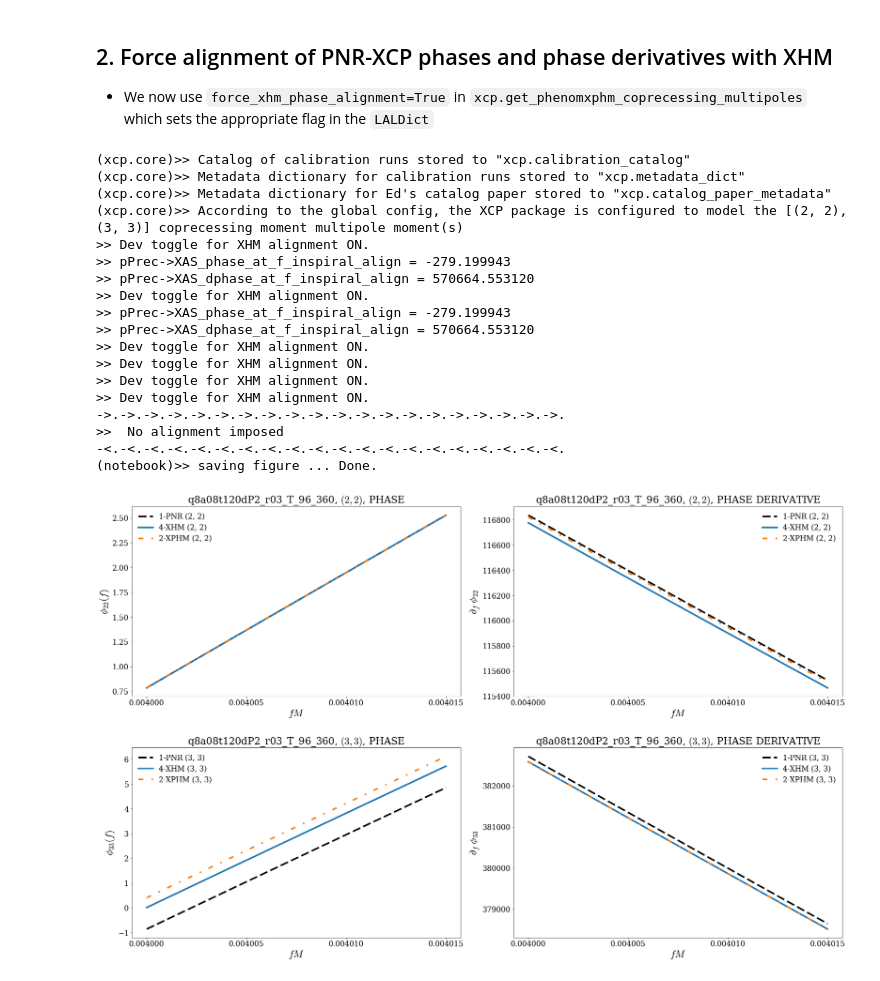
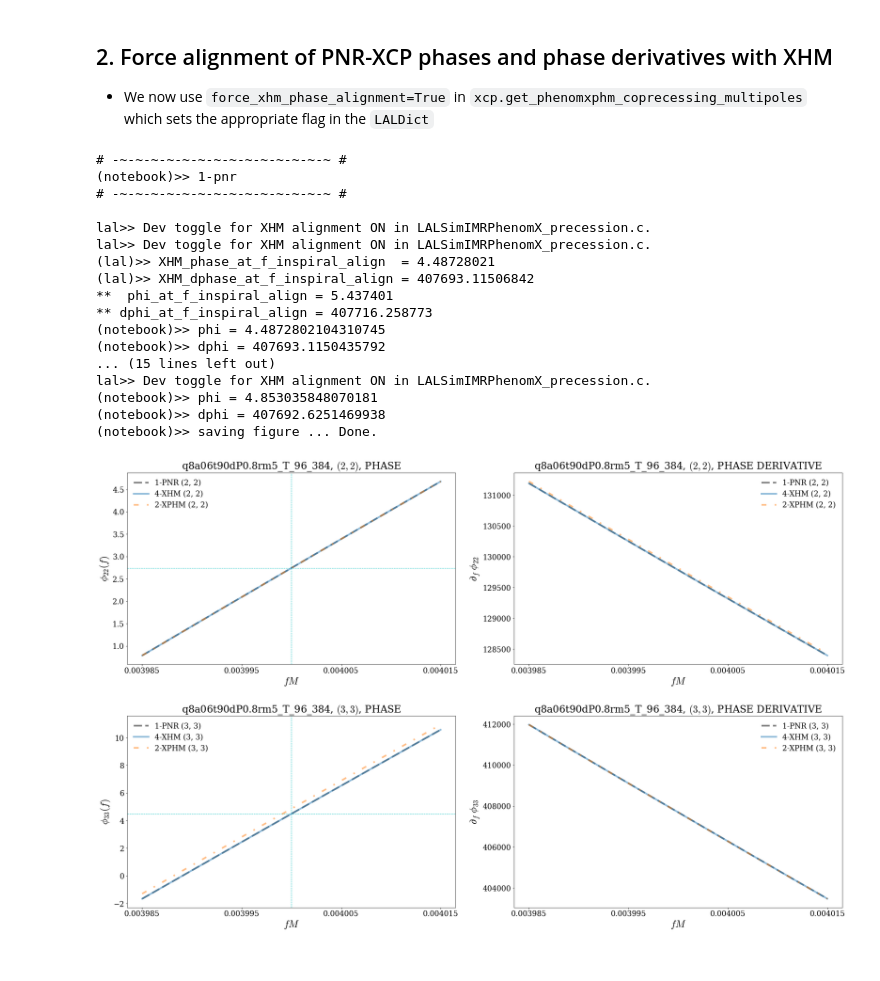
Before and after one commit to llondon6/PhenomXCP, a Jupyter notebook: issues/9_force_phase_alignment.ipynb, the cells around one changed output. Drawn from its saved outputs; the diff is of its cells as text; code cells hidden in the pictures.

```diff
--- a/issues/9_force_phase_alignment.ipynb
+++ b/issues/9_force_phase_alignment.ipynb
@@ -41,9 +41,12 @@ calibration_data_dict = pickle.load( open( data_path, "rb" ) )
 ## Select NR calibration case to use as reference
 # %%
 #
-bam_id = 'q8a08t120'
+# bam_id = 'q8a06t120'
+# bam_id = 'q4a08t150'
+# bam_id = 'q8a08t120'
 # bam_id = 'q8a08t90'
-# bam_id = 'q8a06t150'
+bam_id = 'q8a06t90'
+# bam_id = 'q8a08t150'
 a = scsearch(keyword=bam_id,verbose=True,catalog=calibration_catalog)[-1]
 # %% [output]
 (scsearch)>> Found catalog (=...) keyword.
@@ -194,7 +230,10 @@ ax = ax.flatten()
 for opt in opts:
 
     #
-    ff = linspace(0.004,0.004015,1e4)
+    f_inspiral_align = 0.004
+    eps = 0.000015
+    alert(opt,header=True)
+    ff = linspace(f_inspiral_align-eps,f_inspiral_align+eps,1e3)
     #ff = linspace(0.035,0.125*1.5,1e4)
     phenom_moments_dict = xcp.get_phenomxphm_coprecessing_multipoles( ff,
                                                                       lmlist,
@@ -202,6 +241,7 @@ for opt in opts:
                                                                       m2,
                                                                       chi1_vec,
                                                                       chi2_vec,
+                                                                      output_phase_from_lal=not True,
                                                                       option_shorthand=opt,
                                                                       force_xhm_phase_alignment=True )
 
@@ -215,10 +255,10 @@ for opt in opts:
         h = phenom_moments_dict[k]
 
         #
-        amp = abs(h)
-        phi = unwrap( angle(h) )
+        #amp = abs(h)
+        phi = unwrap(angle(h))#h-h[0]+mod(h[0],2*pi)
         dphi_raw = spline_diff( ff, phi )
-        dphi = dphi_raw# - min(dphi_raw)
+        dphi = dphi_raw
 
         #
         if ll==2:
@@ -226,54 +266,63 @@ for opt in opts:
         else:
             kk=2
 
         #
+        if k==(3,3):
+            alert( 'phi = '+str( mod(spline(ff,phi)(f_inspiral_align),2*pi) ))
+            alert( 'dphi = '+str(spline(ff,dphi)(f_inspiral_align)) )
+
+        if opt=='4-xhm' :
+            sca( ax[kk] )
+            axhline( spline(ff,phi)(f_inspiral_align), ls='--', color='c' )
+            axvline( f_inspiral_align, ls='--', color='c' )
+
+        #
         sca( ax[kk] )
-        plot( ff, phi, lw=lw, label=opt.upper()+' %s'%str(k), c = cs[opt], ls=ls[opt] )
+        plot( ff, phi, lw=lw, label=opt.upper()+' %s'%str(k), c = cs[opt], ls=ls[opt],alpha=0.5 )
         #xscale('log')
         ylabel(r'$\phi_{%i%i}(f)$'%(ll,mm))
         title(a.simname+', $(%i,%i)$, PHASE'%(ll,mm))
 
         #
         sca( ax[kk+1] )
-        plot( ff, dphi, lw=lw, label=opt.upper()+' %s'%str(k), c = cs[opt], ls=ls[opt] )
+        plot( ff, dphi, lw=lw, label=opt.upper()+' %s'%str(k), c = cs[opt], ls=ls[opt],alpha=0.5 )
         title(a.simname+', $(%i,%i)$, PHASE DERIVATIVE'%(ll,mm))
         ylabel(r'$\partial_f \; \phi_{%i%i}$'%(ll,mm))
 
 
 #
 tight_layout(h_pad=4)
 for ax_ in ax:
     sca(ax_)
     xlabel('$fM$')
     legend()
     ax_.set_xticks( linspace(ff[0],ff[-1],4) )
 
 #
-print('->.'*20)
-print('>> ',magenta('No alignment imposed'))
-print('-<.'*20)
+# print('->.'*20)
+# print('>> ',magenta('No alignment imposed'))
+# print('-<.'*20)
 
 #
 alert('saving figure ... ',end='')
-savefig('/Users/book/KOALA/PhenomXCP/gallery/9_force_phase_alignment/b_phase_comparison_%s.pdf'%a.simname,pad_inches=0,bbox_inches='tight')
+savefig('/Users/book/KOALA/PhenomXCP/gallery/9_force_phase_alignment/b_phase_comparison_%s.png'%a.simname,pad_inches=0,bbox_inches='tight')
 print(blue('Done')+'.')
 # %% [output]
-(xcp.core)>> Catalog of calibration runs stored to "xcp.calibration_catalog"
-(xcp.core)>> Metadata dictionary for calibration runs stored to "xcp.metadata_dict"
-(xcp.core)>> Metadata dictionary for Ed's catalog paper stored to "xcp.catalog_paper_metadata"
-(xcp.core)>> According to the global config, the XCP package is configured to model the [(2, 2), (3, 3)] coprecessing moment multipole moment(s)
->> Dev toggle for XHM alignment ON.
->> pPrec->XAS_phase_at_f_inspiral_align = -279.199943
->> pPrec->XAS_dphase_at_f_inspiral_align = 570664.553120
->> Dev toggle for XHM alignment ON.
->> pPrec->XAS_phase_at_f_inspiral_align = -279.199943
->> pPrec->XAS_dphase_at_f_inspiral_align = 570664.553120
->> Dev toggle for XHM alignment ON.
->> Dev toggle for XHM alignment ON.
->> Dev toggle for XHM alignment ON.
->> Dev toggle for XHM alignment ON.
-->.->.->.->.->.->.->.->.->.->.->.->.->.->.->.->.->.->.->.->.
->>  No alignment imposed
--<.-<.-<.-<.-<.-<.-<.-<.-<.-<.-<.-<.-<.-<.-<.-<.-<.-<.-<.-<.
+# -~-~-~-~-~-~-~-~-~-~-~-~-~-~ #
+(notebook)>> 1-pnr
+# -~-~-~-~-~-~-~-~-~-~-~-~-~-~ #
+
+lal>> Dev toggle for XHM alignment ON in LALSimIMRPhenomX_precession.c.
+lal>> Dev toggle for XHM alignment ON in LALSimIMRPhenomX_precession.c.
+(lal)>> XHM_phase_at_f_inspiral_align  = 4.48728021
+(lal)>> XHM_dphase_at_f_inspiral_align = 407693.11506842
+**  phi_at_f_inspiral_align = 5.437401
+** dphi_at_f_inspiral_align = 407716.258773
+(notebook)>> phi = 4.4872802104310745
+(notebook)>> dphi = 407693.1150435792
+... (15 lines left out)
+lal>> Dev toggle for XHM alignment ON in LALSimIMRPhenomX_precession.c.
+(notebook)>> phi = 4.853035848070181
+(notebook)>> dphi = 407692.6251469938
 (notebook)>> saving figure ... Done.
-[figure, old version]
+[figure, new version]
```
Also changed, not shown: parts of 3 cells of this notebook, 2 other files.
